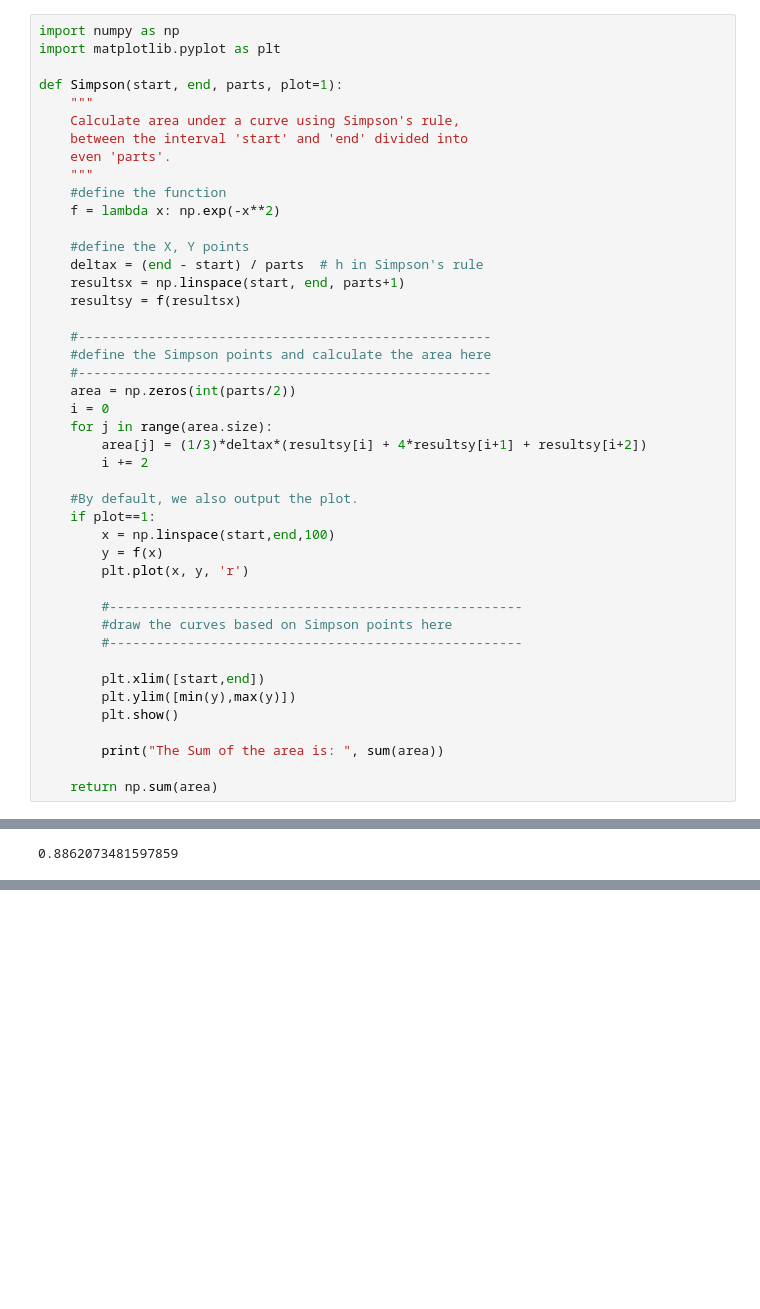
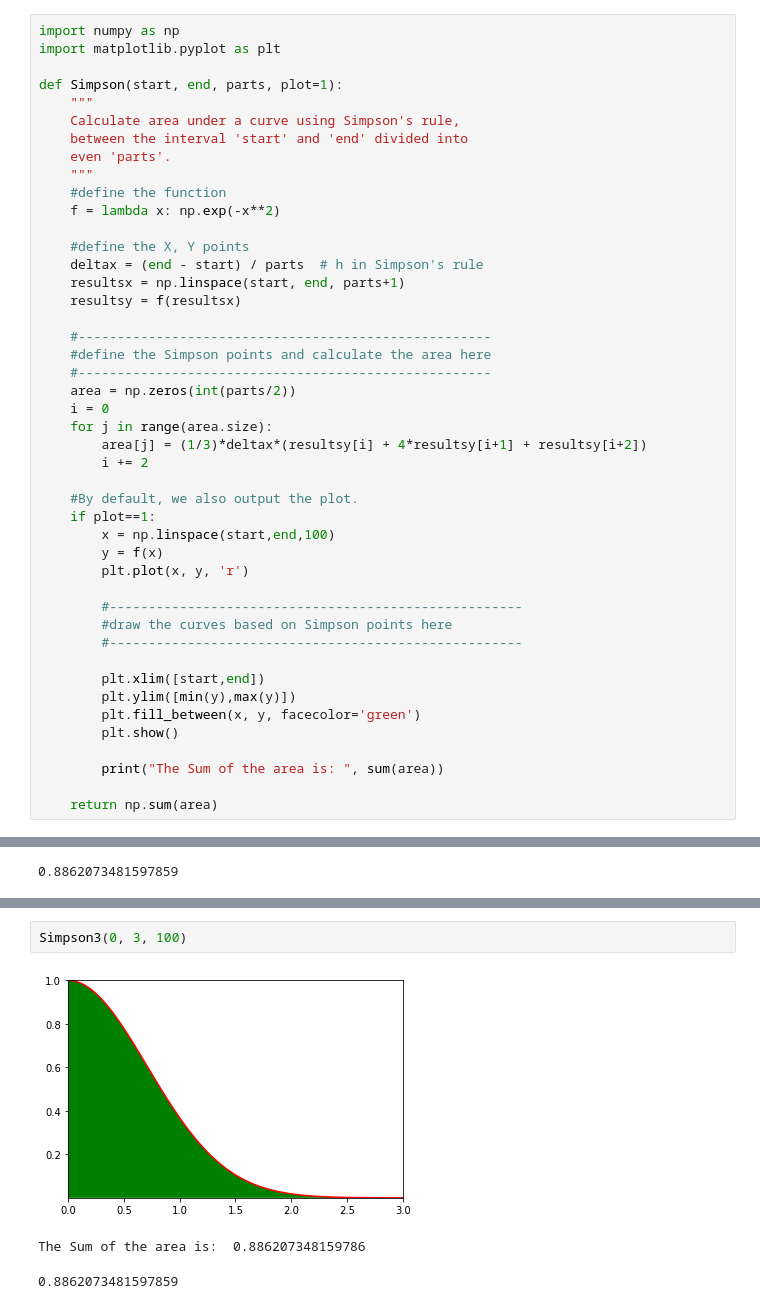
Before and after one commit to sabaronett/2017-cmp, a Jupyter notebook: lecture_notes/Baronett_lec05.ipynb, the cells around one changed output, grey strips where cells are left out. Cells and saved outputs as stored; diff of their text form; blank space fills up the shorter version.

```diff
--- a/lecture_notes/Baronett_lec05.ipynb
+++ b/lecture_notes/Baronett_lec05.ipynb
@@ -230,6 +230,7 @@ def Simpson(start, end, parts, plot=1):
 
         plt.xlim([start,end])
         plt.ylim([min(y),max(y)])
+        plt.fill_between(x, y, facecolor='green')
         plt.show()
 
         print("The Sum of the area is: ", sum(area))
@@ -242,0 +289,6 @@ Simpson2(0, 3, 100)
+# %%
+Simpson3(0, 3, 100)
+# %% [output]
+[figure, added]
+The Sum of the area is:  0.886207348159786
+0.8862073481597859
```
Also changed, not shown: parts of 1 cell of this notebook.
